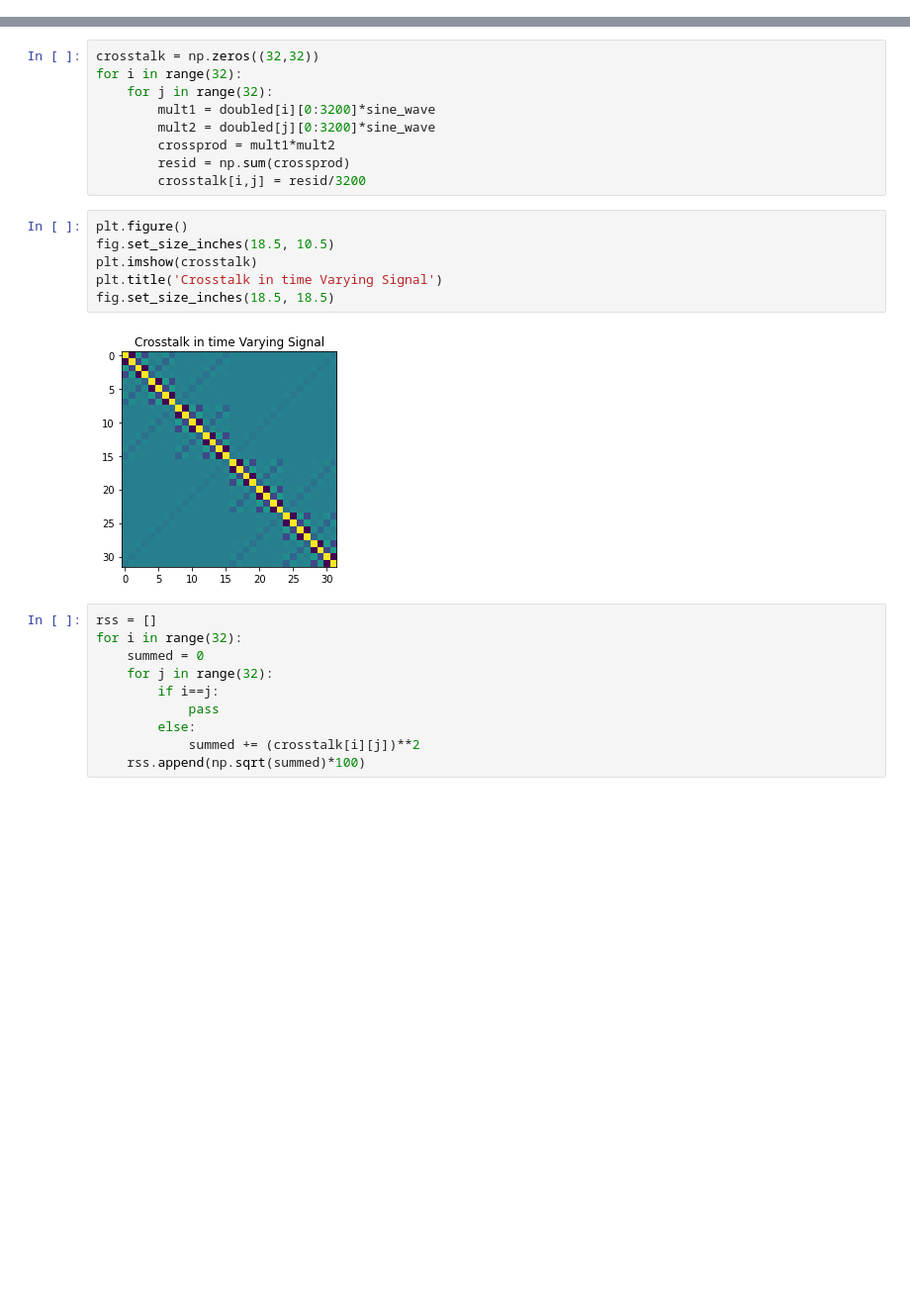
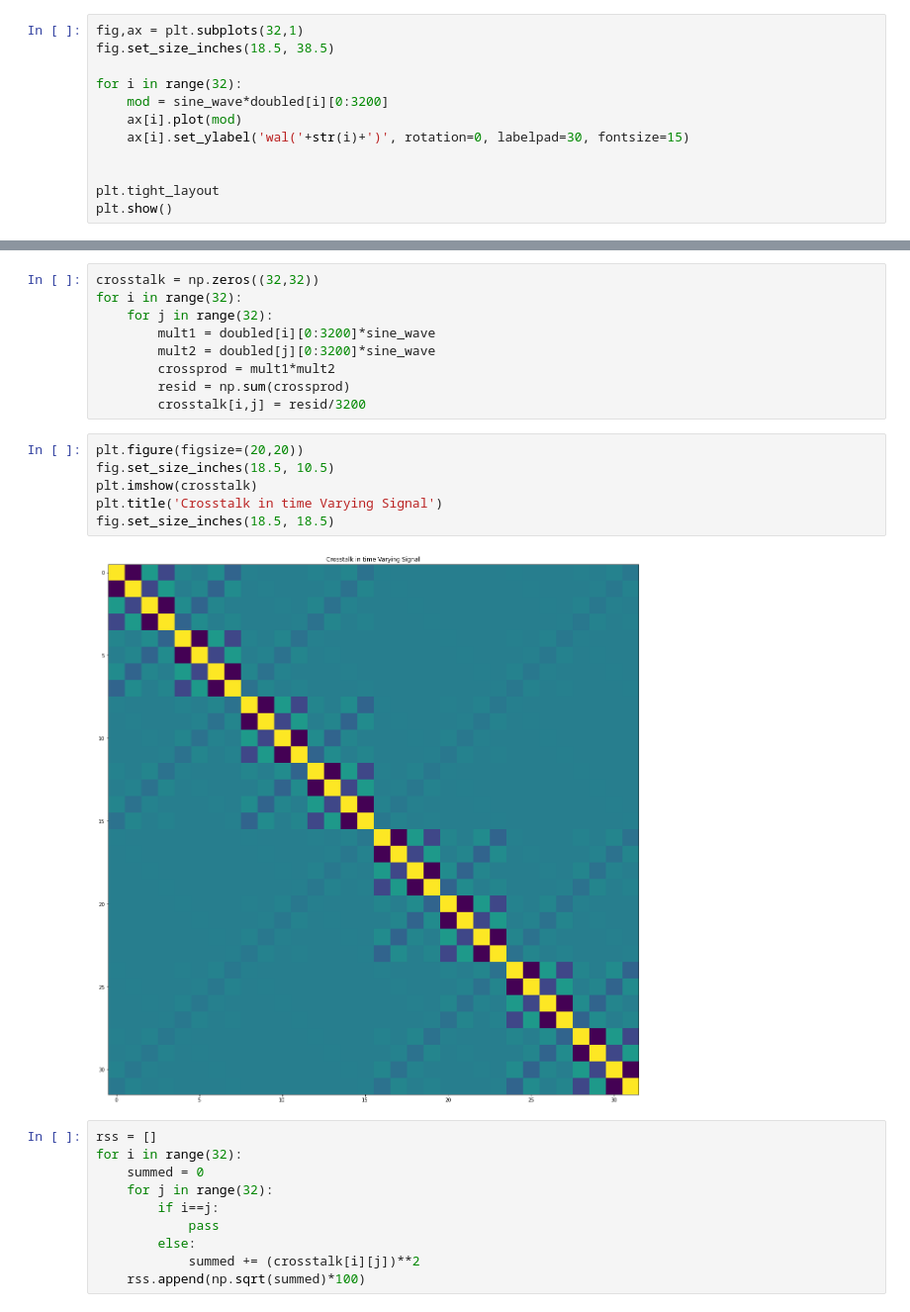
Before and after one commit to lmberkhout/walsh_sims, a Jupyter notebook: psdemo.ipynb, the cells around one changed output, grey strips where cells are left out. Shown at 99% size. Cells and saved outputs as stored; diff of their text form; blank space fills up the shorter version.

```diff
--- a/psdemo.ipynb
+++ b/psdemo.ipynb
@@ -525,3 +524,15 @@ plt.grid(True)
 plt.show()
 # %% [output]
 [figure]
+# %%
+fig,ax = plt.subplots(32,1)
+fig.set_size_inches(18.5, 38.5)
+
+for i in range(32):
+    mod = sine_wave*doubled[i][0:3200]
+    ax[i].plot(mod)
+    ax[i].set_ylabel('wal('+str(i)+')', rotation=0, labelpad=30, fontsize=15)
+
+
+plt.tight_layout
+plt.show()
@@ -554,13 +567,13 @@ for i in range(32):
         resid = np.sum(crossprod)
         crosstalk[i,j] = resid/3200
 # %%
-plt.figure()
+plt.figure(figsize=(20,20))
 fig.set_size_inches(18.5, 10.5)
 plt.imshow(crosstalk)
 plt.title('Crosstalk in time Varying Signal')
 fig.set_size_inches(18.5, 18.5)
 # %% [output]
-[figure, old version]
+[figure, new version]
 # %%
 rss = []
 for i in range(32):
```
Also changed, not shown: parts of 11 cells of this notebook, 5 other files.
